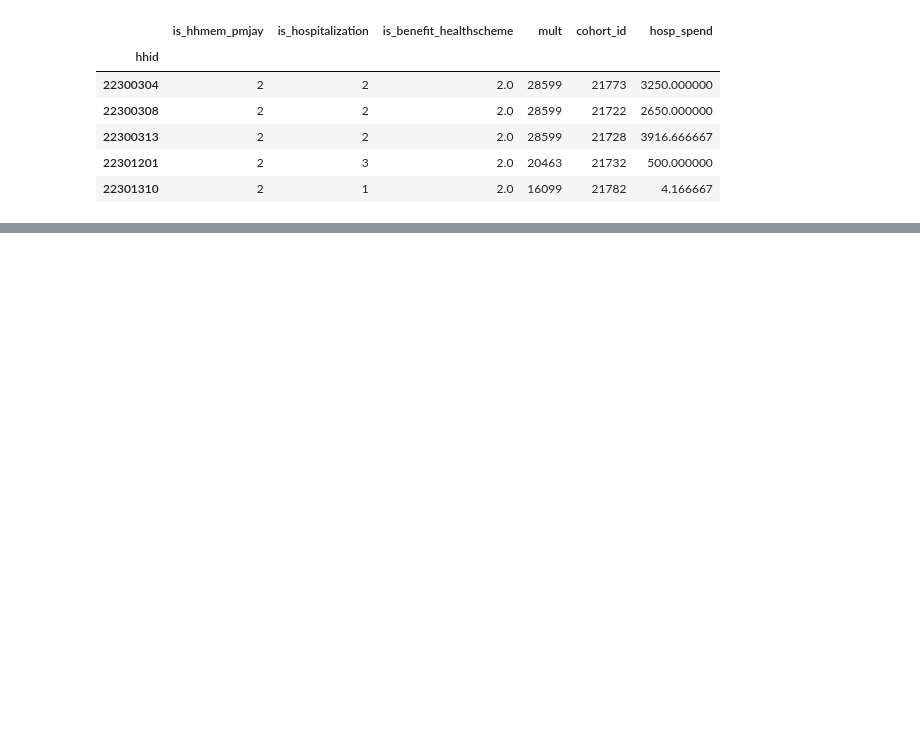
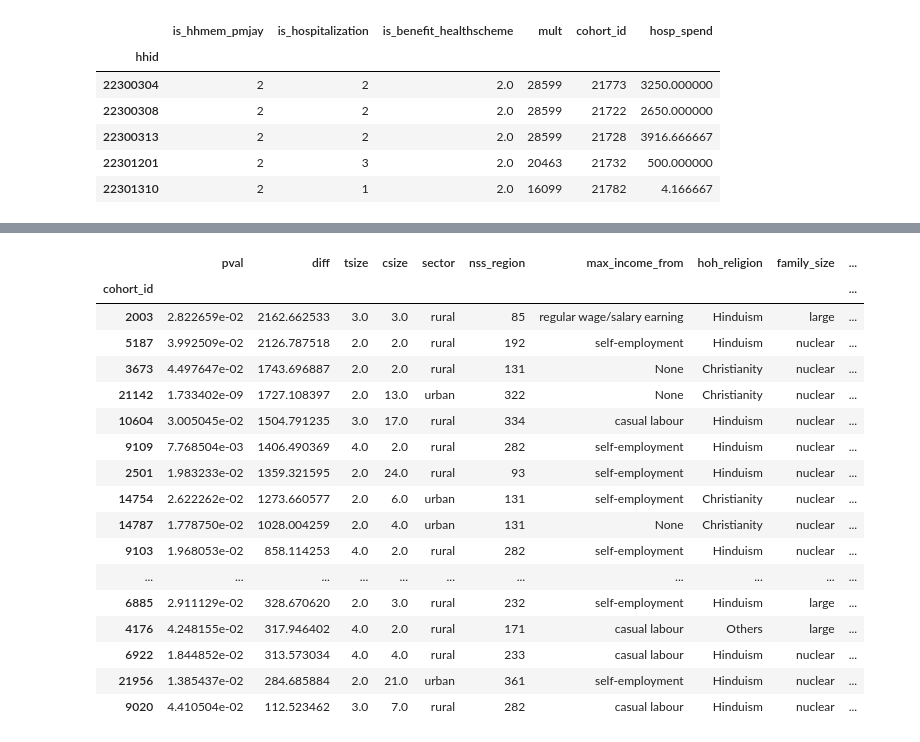
Before and after one commit to jaidevd/beingbayesian, a Jupyter notebook: 06-public-welfare/health-cohortwise.ipynb, the cells around one changed output, grey strips where cells are left out. Drawn from its saved outputs; the diff is of its cells as text; code cells hidden in the pictures; blank space fills up the shorter version.

```diff
--- a/06-public-welfare/health-cohortwise.ipynb
+++ b/06-public-welfare/health-cohortwise.ipynb
@@ -155,0 +214,38 @@ cohorts[cohorts['cohort_id'] == 10174]
+# %%
+# Assets
+df['ASSETS'] = cons.loc[df.index, "ASSETS"]
+
+def compare_within_cohort(xdf):
+    treatment = xdf[xdf['is_benefit_healthscheme'] == 1][['mult', 'ASSETS']]
+    control = xdf[xdf['is_benefit_healthscheme'] != 1][['mult', 'ASSETS']]
+
+    tspend = treatment['ASSETS'] * treatment['mult']
+    cspend = control['ASSETS'] * control['mult']
+    pval = ttest_ind(tspend, cspend, equal_var=False, alternative='greater').pvalue
+    diff = tspend.sum() / treatment['mult'].sum() - cspend.sum() / control['mult'].sum()
+    return pd.Series({'pval': pval, 'diff': diff,
+                      'tsize': len(treatment), 'csize': len(control)})
+
+xdf = df[df['cohort_id'].isin(counts.index)]
+sig = xdf.groupby('cohort_id').apply(compare_within_cohort)
+sig = pd.concat([sig, cohorts.drop_duplicates().set_index('cohort_id', verify_integrity=True).loc[sig.index]], axis=1, verify_integrity=True)
+sig[sig['pval'] < 0.05].sort_values('diff', ascending=False)
+# %% [output]
+|  | pval | diff | tsize | csize | sector | nss_region | max_income_from | hoh_religion | family_size | ... |
+| cohort_id |  |  |  |  |  |  |  |  |  | ... |
+| 2003 | 2.822659e-02 | 2162.662533 | 3.0 | 3.0 | rural | 85 | regular wage/salary earning | Hinduism | large | ... |
+| 5187 | 3.992509e-02 | 2126.787518 | 2.0 | 2.0 | rural | 192 | self-employment | Hinduism | nuclear | ... |
+| 3673 | 4.497647e-02 | 1743.696887 | 2.0 | 2.0 | rural | 131 | None | Christianity | nuclear | ... |
+| 21142 | 1.733402e-09 | 1727.108397 | 2.0 | 13.0 | urban | 322 | None | Christianity | nuclear | ... |
+| 10604 | 3.005045e-02 | 1504.791235 | 3.0 | 17.0 | rural | 334 | casual labour | Hinduism | nuclear | ... |
+| 9109 | 7.768504e-03 | 1406.490369 | 4.0 | 2.0 | rural | 282 | self-employment | Hinduism | nuclear | ... |
+| 2501 | 1.983233e-02 | 1359.321595 | 2.0 | 24.0 | rural | 93 | self-employment | Hinduism | nuclear | ... |
+| 14754 | 2.622262e-02 | 1273.660577 | 2.0 | 6.0 | urban | 131 | self-employment | Christianity | nuclear | ... |
+| 14787 | 1.778750e-02 | 1028.004259 | 2.0 | 4.0 | urban | 131 | None | Christianity | nuclear | ... |
+| 9103 | 1.968053e-02 | 858.114253 | 4.0 | 2.0 | rural | 282 | self-employment | Hinduism | nuclear | ... |
+| ... | ... | ... | ... | ... | ... | ... | ... | ... | ... | ... |
+| 6885 | 2.911129e-02 | 328.670620 | 2.0 | 3.0 | rural | 232 | self-employment | Hinduism | large | ... |
+| 4176 | 4.248155e-02 | 317.946402 | 4.0 | 2.0 | rural | 171 | casual labour | Others | large | ... |
+| 6922 | 1.844852e-02 | 313.573034 | 4.0 | 4.0 | rural | 233 | casual labour | Hinduism | nuclear | ... |
+| 21956 | 1.385437e-02 | 284.685884 | 2.0 | 21.0 | urban | 361 | self-employment | Hinduism | nuclear | ... |
+| 9020 | 4.410504e-02 | 112.523462 | 3.0 | 7.0 | rural | 282 | casual labour | Hinduism | nuclear | ... |
```
Also changed, not shown: parts of 27 cells of this notebook.
